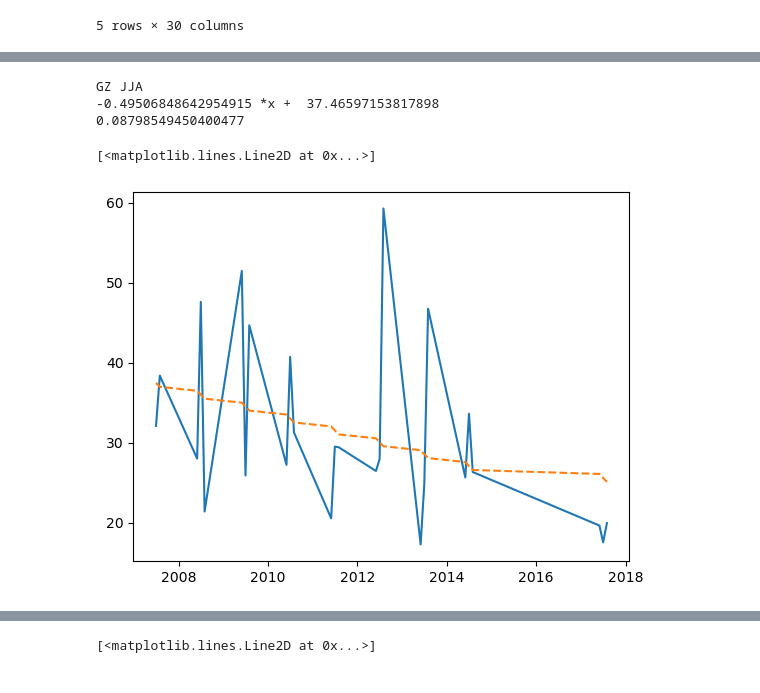
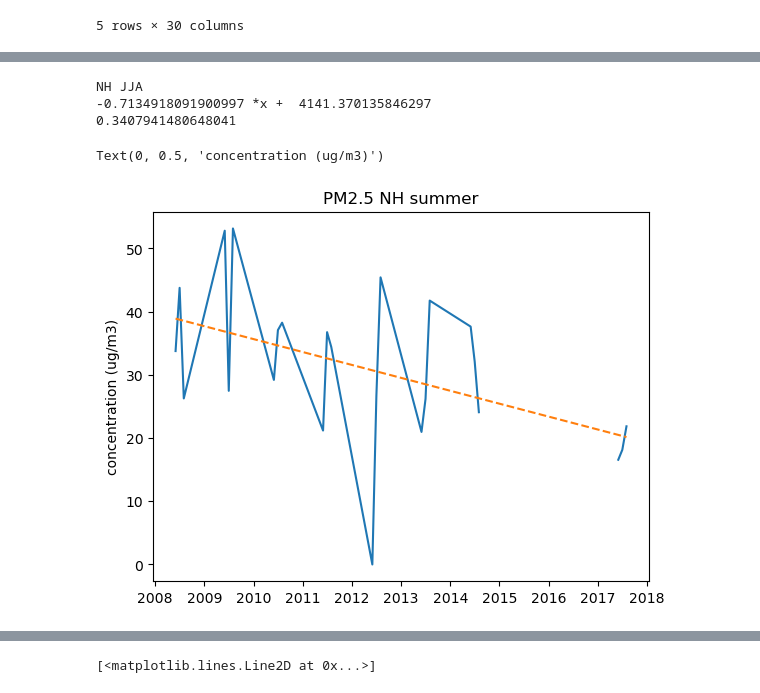
Before and after one commit to h-duan/PM, a Jupyter notebook: PM_species.ipynb, the cells around one changed output, grey strips where cells are left out. Drawn from its saved outputs; the diff is of its cells as text; code cells hidden in the pictures.

```diff
--- a/PM_species.ipynb
+++ b/PM_species.ipynb
@@ -1126,24 +1127,26 @@ mask = ~np.isnan(jjaDG['Teflon Mass'])
 # Fit a linear regression model
 from scipy import stats
 
-
-
 y = range(len(jjaDG))
+yy = jjaDG['date'].map(pd.Timestamp.toordinal)
 slopedg, intercept, r_value, p_valuedg, std_err = stats.linregress(y,jjaDG['Teflon Mass'])
+slope, intercept, r_value, p_value, std_err = stats.linregress(yy,jjaDG['Teflon Mass'])
 
 
 # reslt using linear regression
 lin = []
-for i in y:
-    lin.append(slopedg*i+intercept)
+for i in yy:
+    lin.append(slope*i+intercept)
 
 
 plt.show()
 print('DG JJA')
 print(slopedg,'*x + ',intercept)
-print(p_value)
+print(p_valuedg)
 
 plt.plot(jjaDG['date'], jjaDG['Teflon Mass'])
 plt.plot(jjaDG['date'], lin, linestyle= '--')
+plt.title('PM2.5 DG summer')
+plt.ylabel('concentration (ug/m3)')
 # %% [output]
 DG JJA
@@ -1154,30 +1178,32 @@ DG JJA
 # %%
-# Fit a linear regression model
-from scipy import stats
-
-y = range(len(jjaGZ))
-slopegz, intercept, r_value, p_valuegz, std_err = stats.linregress(y,jjaGZ['Teflon Mass'])
+y = range(len(jjaNH))
+yy = jjaNH['date'].map(pd.Timestamp.toordinal)
+slopenh, intercept, r_value, p_valuenh, std_err = stats.linregress(y,jjaNH['Teflon Mass'])
+slope, intercept, r_value, p_value, std_err = stats.linregress(yy,jjaNH['Teflon Mass'])
 
 
 # reslt using linear regression
 lin = []
-for i in y:
-    lin.append(slopegz*i+intercept)
+for i in yy:
+    lin.append(slope*i+intercept)
 
 
 plt.show()
-print('GZ JJA')
-print(slopegz,'*x + ',intercept)
-print(p_valuegz)
+print('NH JJA')
+print(slopenh,'*x + ',intercept)
+print(p_valuedg)
 
-plt.plot(jjaGZ['date'], jjaGZ['Teflon Mass'])
-plt.plot(jjaGZ['date'], lin, linestyle= '--')
+plt.plot(jjaNH['date'][:-3], jjaNH['Teflon Mass'][:-3],color='#1f77b4')
+plt.plot(jjaNH['date'][-3:], jjaNH['Teflon Mass'][-3:],color='#1f77b4')
+plt.plot(jjaNH['date'], lin, linestyle= '--',color='#ff7f0e')
+plt.title('PM2.5 NH summer')
+plt.ylabel('concentration (ug/m3)')
 # %% [output]
-GZ JJA
--0.49506848642954915 *x +  37.46597153817898
-0.08798549450400477
+NH JJA
+-0.7134918091900997 *x +  4141.370135846297
+0.3407941480648041
-[<matplotlib.lines.Line2D at 0x...>]
+Text(0, 0.5, 'concentration (ug/m3)')
-[figure, old version]
+[figure, new version]
 # %%
 jjaNH.head()
 # %% [output]
```
Also changed, not shown: parts of 78 cells of this notebook, 1 other file.
